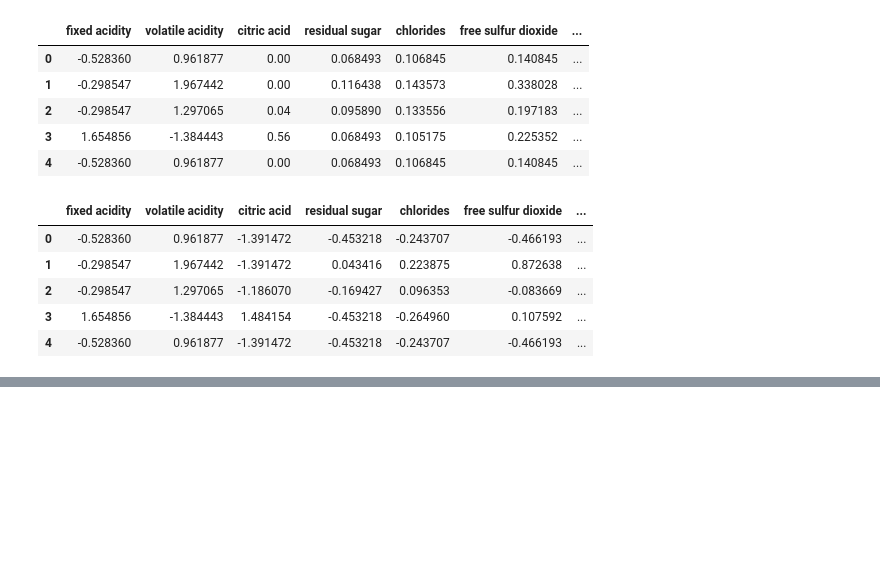
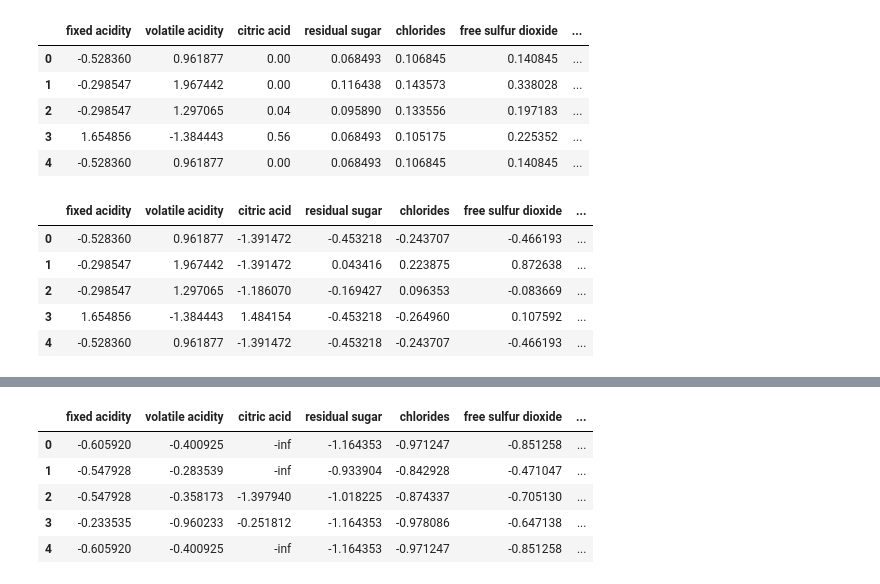
Before and after one commit to Md-Maruf-1727/Data-preprocessing-Practice, a Jupyter notebook: FeatureTransform/featureTransformationTechniques.ipynb, the cells around one changed output, grey strips where cells are left out. Drawn from its saved outputs; the diff is of its cells as text; code cells hidden in the pictures; blank space fills up the shorter version.

```diff
--- a/FeatureTransform/featureTransformationTechniques.ipynb
+++ b/FeatureTransform/featureTransformationTechniques.ipynb
@@ -195,0 +218,11 @@ wine_dataset1.head()
+# %%
+for col in wine_dataset2.iloc[:, 1:11]:
+    wine_dataset2[col] = np.log10(wine_dataset2[[col]])
+wine_dataset2.head()
+# %% [output]
+|  | fixed acidity | volatile acidity | citric acid | residual sugar | chlorides | free sulfur dioxide | ... |
+| 0 | -0.605920 | -0.400925 | -inf | -1.164353 | -0.971247 | -0.851258 | ... |
+| 1 | -0.547928 | -0.283539 | -inf | -0.933904 | -0.842928 | -0.471047 | ... |
+| 2 | -0.547928 | -0.358173 | -1.397940 | -1.018225 | -0.874337 | -0.705130 | ... |
+| 3 | -0.233535 | -0.960233 | -0.251812 | -1.164353 | -0.978086 | -0.647138 | ... |
+| 4 | -0.605920 | -0.400925 | -inf | -1.164353 | -0.971247 | -0.851258 | ... |
```
Also changed, not shown: parts of 7 cells of this notebook.
